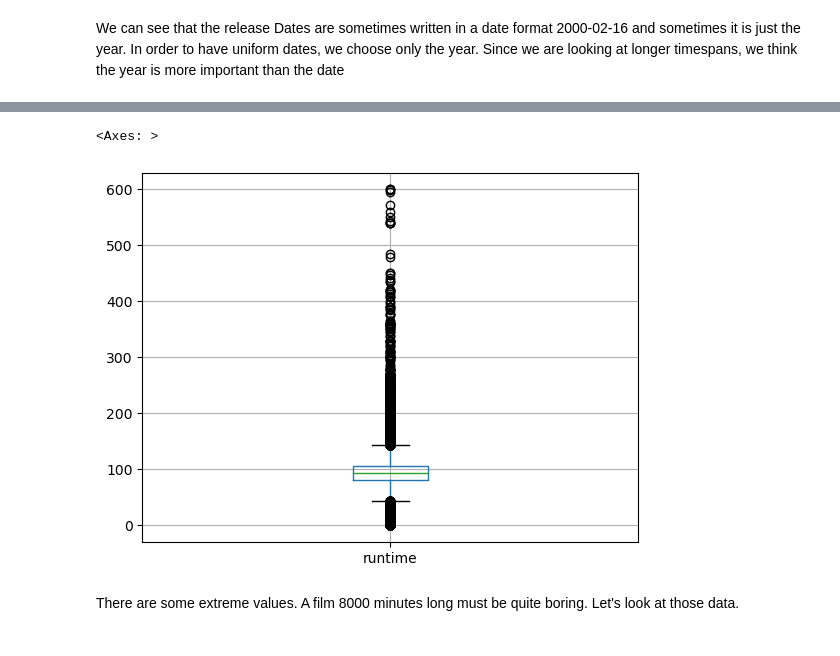
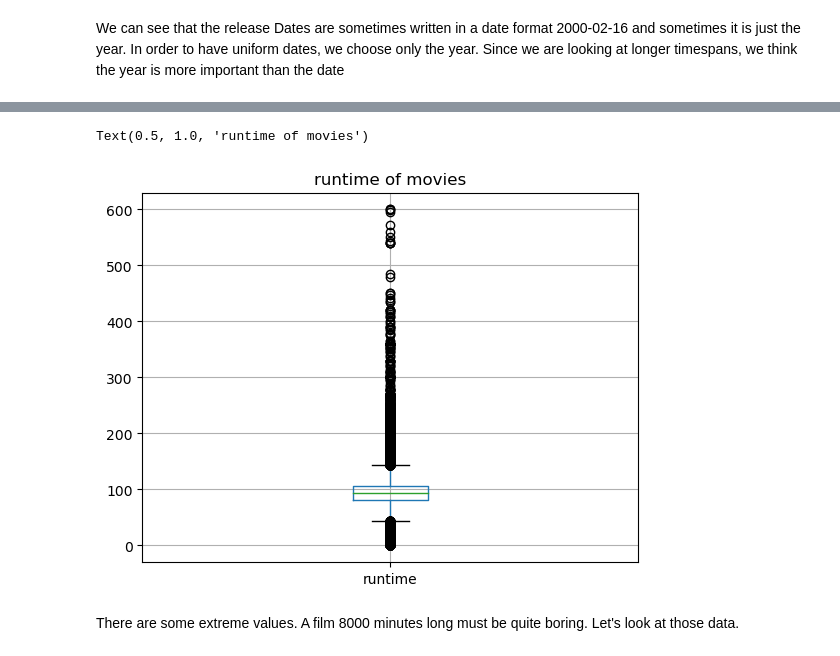
Before and after one commit to epfl-ada/ada-2023-project-adavengers2023, a Jupyter notebook: Milestone2.ipynb, the cells around one changed output, grey strips where cells are left out. Drawn from its saved outputs; the diff is of its cells as text; code cells hidden in the pictures.

Commit message:
Adding titles to graph

```diff
--- a/Milestone2.ipynb
+++ b/Milestone2.ipynb
@@ -185,9 +188,10 @@ dfmetadata
 81741 rows × 10 columns
 # %%
 dfmetadata.boxplot(column= "runtime")
+plt.title("runtime of movies")
 # %% [output]
-<Axes: >
+Text(0.5, 1.0, 'runtime of movies')
-[figure, old version]
+[figure, new version]
 # %% [markdown]
 There are some extreme values. A film 8000 minutes long must be quite boring. Let's look at those data.
 # %%
```
Also changed, not shown: parts of 17 cells of this notebook.
